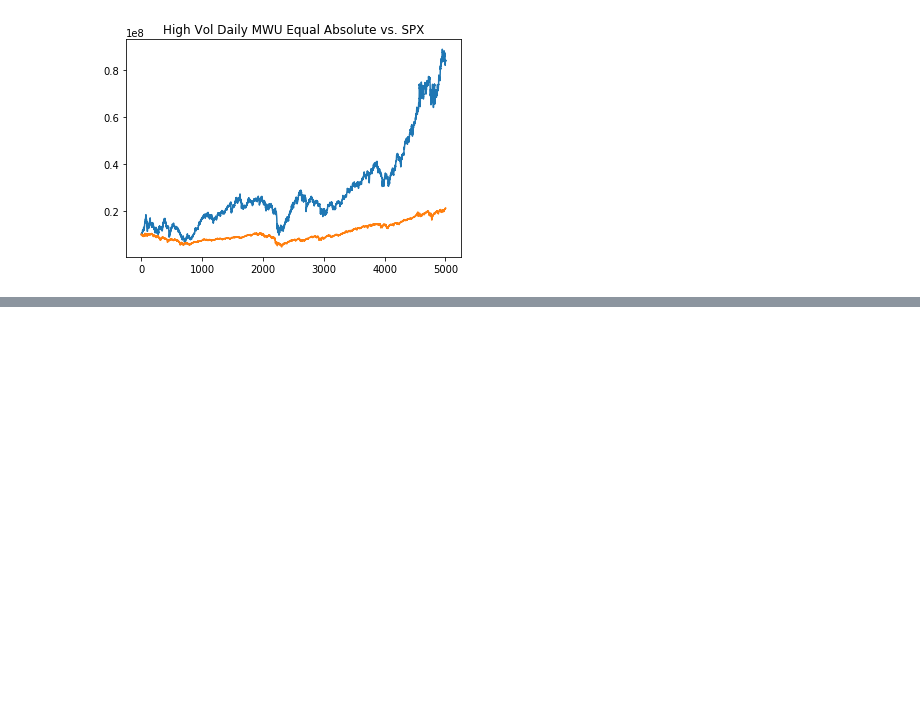
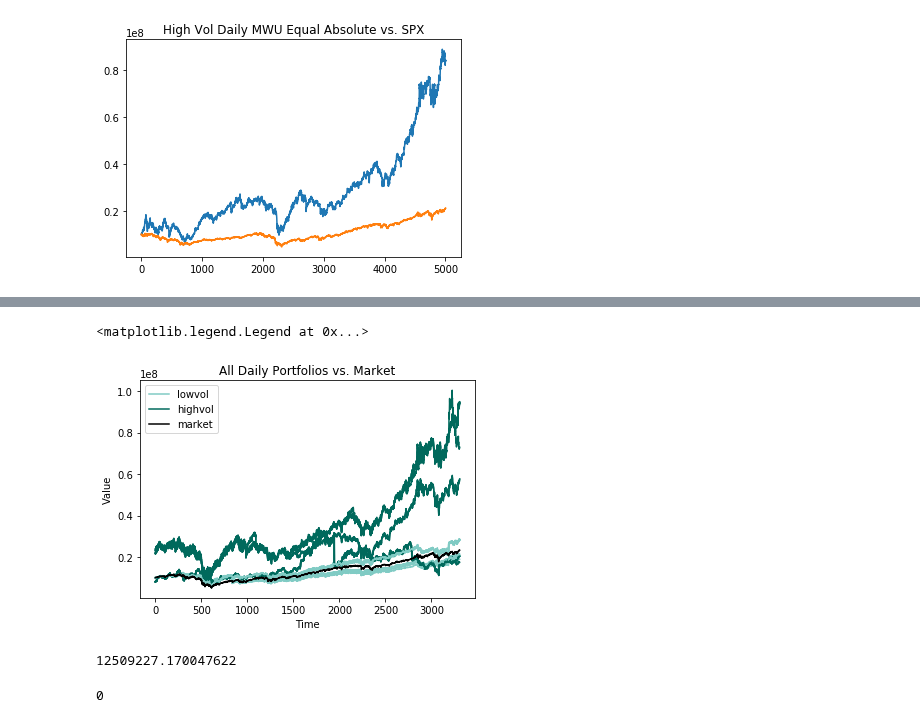
Before and after one commit to soujanyaduggirala/OnlineLearningStockPortfolios, a Jupyter notebook: Volatilities.ipynb, the cells around one changed output, grey strips where cells are left out. Drawn from its saved outputs; the diff is of its cells as text; code cells hidden in the pictures; blank space fills up the shorter version.

Commit message:
Updated visualizations for slides

```diff
--- a/Volatilities.ipynb
+++ b/Volatilities.ipynb
@@ -293,0 +287,11 @@ array([[ 9979434.03404197],
+# %%
+alist = {}
+for c in ['absolute','pricerel']:
+    for d in ['equal','marketcap']:
+        for e in ['hedge','mwu','rwma']:
+            for f in ['lowvol','highvol']:
+                try:
+                    portfolio =pd.read_csv(f'{e}_weights_return_{d}_{c}_{f}_daily.csv',index_col=0)
+                    alist[(e,d,c,f)] = (portfolio['Values'].values)
+                except:
+                    continue
@@ -293,0 +318,34 @@ array([[ 9979434.03404197],
+# %%
+market = pd.read_excel('market_daily.xlsx')[::-1]
+market = market['SPX_open'].values
+market = market[-3308:]
+
+colors={'highvol':'#00695C','lowvol':'#80CBC4'}
+
+for a in alist:
+    alist[a]=alist[a][-len(market):]
+    plt.plot(alist[a],color=colors[a[3]])
+
+plt.plot(alist[('hedge','equal','absolute','lowvol')],color=colors['lowvol'],label='lowvol')
+plt.plot(alist[('hedge','equal','absolute','highvol')],color=colors['highvol'],label='highvol')
+
+quantity = 10000000/market[0]
+market_10 = market*quantity
+plt.plot(market_10,label='market',color='black')
+
+plt.title('All Daily Portfolios vs. Market')
+plt.xlabel('Time')
+plt.ylabel('Value')
+plt.legend()
+# %% [output]
+<matplotlib.legend.Legend at 0x...>
+[figure, added]
+# %%
+np.mean([alist[j][-686:][0] for j in alist])
+# %% [output]
+12509227.170047622
+# %%
+b = np.arange(50)
+b[-686:][0]
+# %% [output]
+0
```
Also changed, not shown: parts of 5 cells of this notebook.
